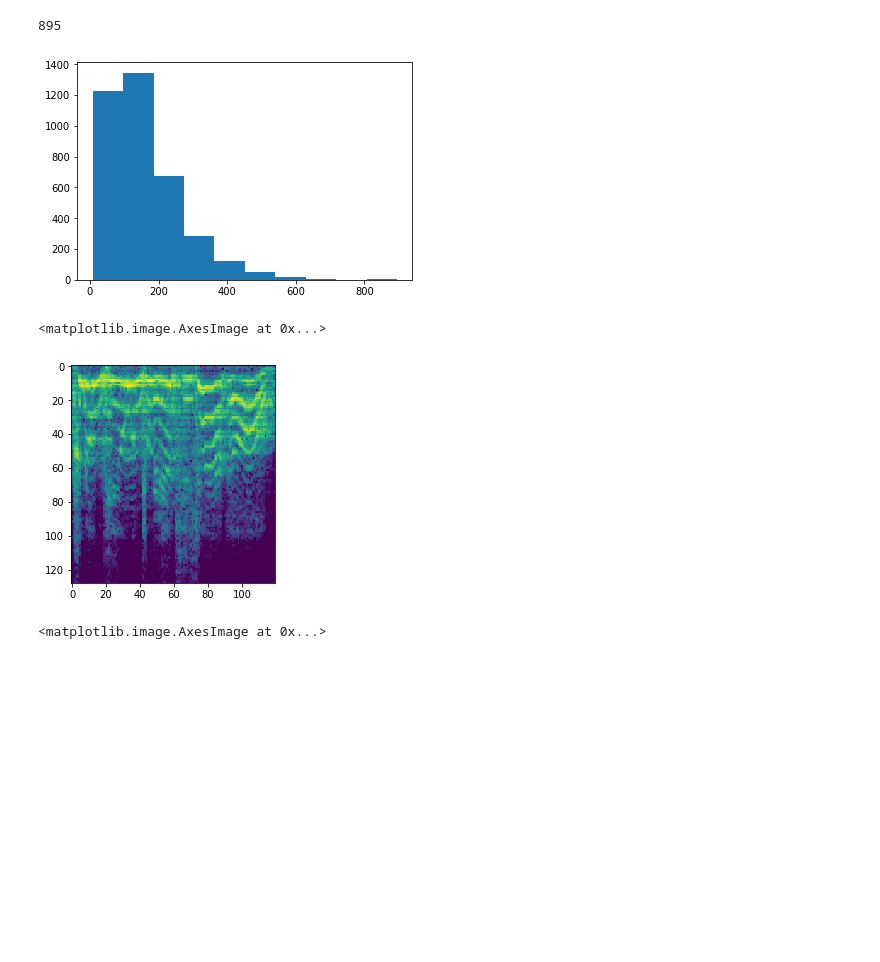
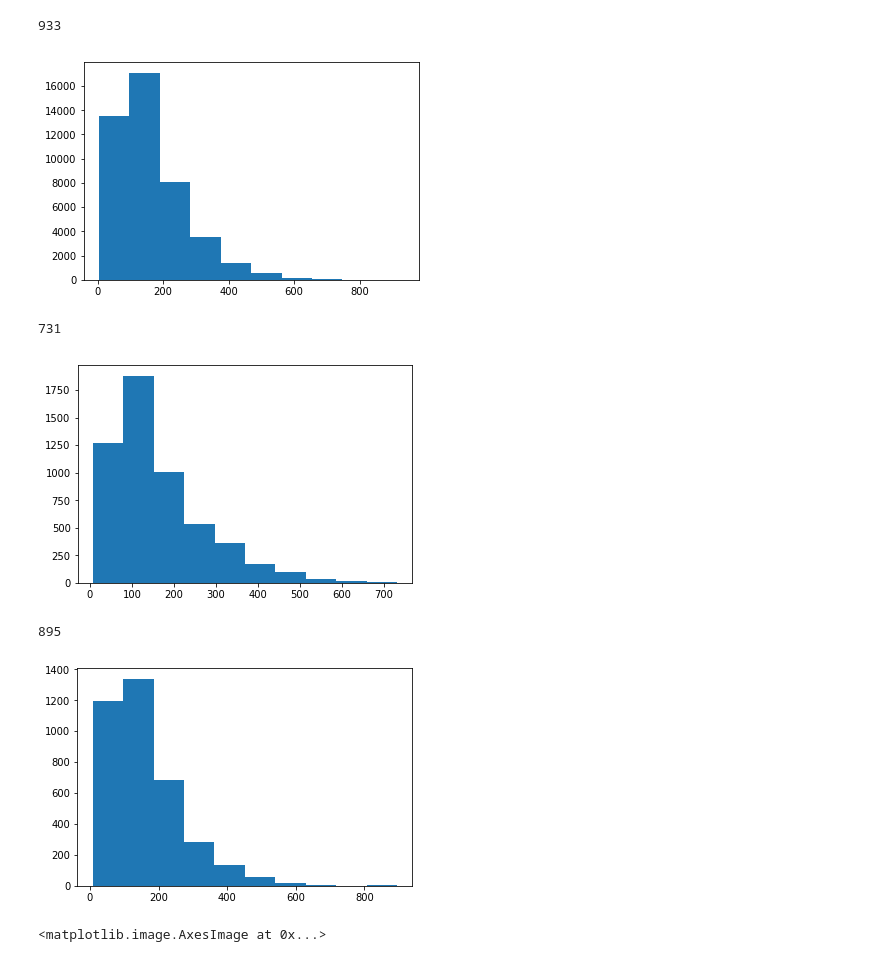
Before and after one commit to SeongwoongCho/Multimodal-Emotional-Recognition, a Jupyter notebook: src/eda.ipynb, the cells around one changed output. Saved outputs shown, nothing was run; the diff lists cells and outputs as text; code cells hidden in the pictures; blank space fills up the shorter version.

```diff
--- a/src/eda.ipynb
+++ b/src/eda.ipynb
@@ -26,10 +35,0 @@ print(np.max(lens))
-# %%
-lens = []
-for file in tqdm(os.listdir('../features/test/speech/')):
-    lens.append(np.load('../features/test/speech/'+file).shape[-1])
-
-plt.hist(lens)
-print(np.max(lens))
-# %% [output]
-895
-[figure, removed]
@@ -38,5 +36,30 @@ x = np.load('../features/train/speech/00520-3-003-w-24-288-ang-ang-ang.npy')
-# %%
-plt.imshow(x)
-# %% [output]
-<matplotlib.image.AxesImage at 0x...>
-[figure, removed]
+# %%
+lens = []
+for file in tqdm(os.listdir('../features/train/video_embedding/')):
+    lens.append(np.load('../features/train/video_embedding/'+file).shape[0])
+plt.hist(lens)
+print(np.max(lens))
+plt.show()
+
+lens = []
+for file in tqdm(os.listdir('../features/val/video_embedding/')):
+    lens.append(np.load('../features/val/video_embedding/'+file).shape[0])
+
+plt.hist(lens)
+print(np.max(lens))
+plt.show()
+
+lens = []
+for file in tqdm(os.listdir('../features/test/video_embedding/')):
+    lens.append(np.load('../features/test/video_embedding/'+file).shape[0])
+
+plt.hist(lens)
+print(np.max(lens))
+plt.show()
+# %% [output]
+933
+[figure, added]
+731
+[figure, added]
+895
+[figure, added]
```
Also changed, not shown: parts of 6 cells of this notebook, 15 other files.
